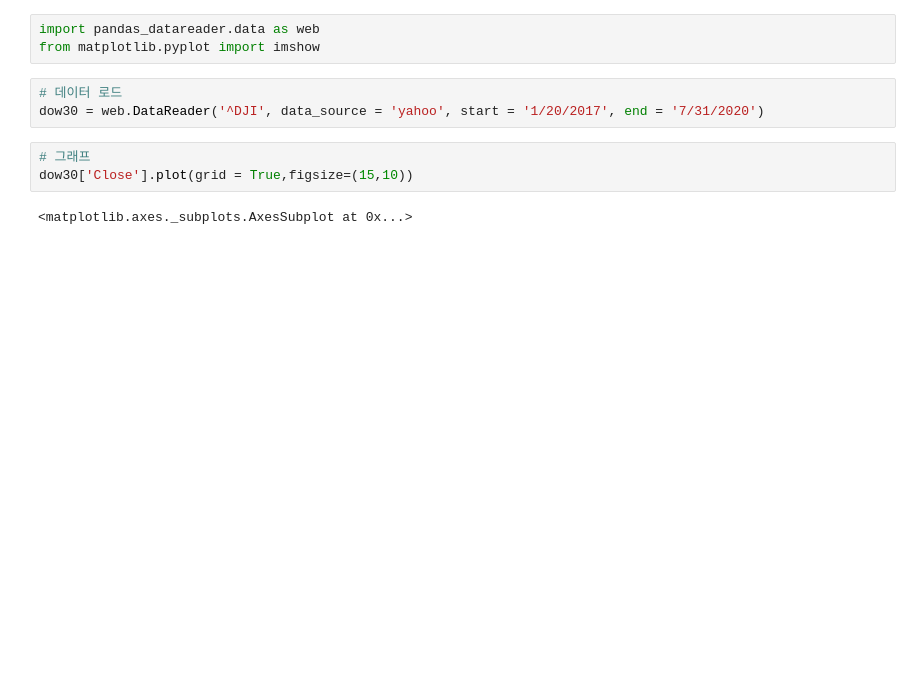
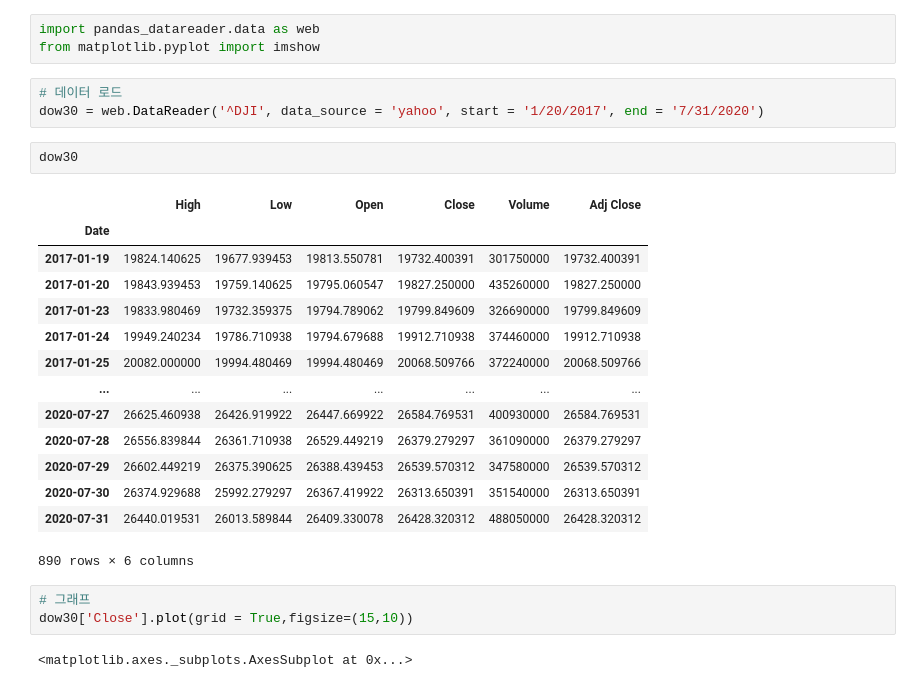
Before and after one commit to mel-f-dev/twitter, a Jupyter notebook: Untitled.ipynb, the cells around one changed output. Saved outputs shown, nothing was run; the diff lists cells and outputs as text; blank space fills up the shorter version.

```diff
--- a/Untitled.ipynb
+++ b/Untitled.ipynb
@@ -6,6 +6,23 @@ from matplotlib.pyplot import imshow
 # %%
 # 데이터 로드
 dow30 = web.DataReader('^DJI', data_source = 'yahoo', start = '1/20/2017', end = '7/31/2020')
+# %%
+dow30
+# %% [output]
+|  | High | Low | Open | Close | Volume | Adj Close |
+| Date |  |  |  |  |  |  |
+| 2017-01-19 | 19824.140625 | 19677.939453 | 19813.550781 | 19732.400391 | 301750000 | 19732.400391 |
+| 2017-01-20 | 19843.939453 | 19759.140625 | 19795.060547 | 19827.250000 | 435260000 | 19827.250000 |
+| 2017-01-23 | 19833.980469 | 19732.359375 | 19794.789062 | 19799.849609 | 326690000 | 19799.849609 |
+| 2017-01-24 | 19949.240234 | 19786.710938 | 19794.679688 | 19912.710938 | 374460000 | 19912.710938 |
+| 2017-01-25 | 20082.000000 | 19994.480469 | 19994.480469 | 20068.509766 | 372240000 | 20068.509766 |
+| ... | ... | ... | ... | ... | ... | ... |
+| 2020-07-27 | 26625.460938 | 26426.919922 | 26447.669922 | 26584.769531 | 400930000 | 26584.769531 |
+| 2020-07-28 | 26556.839844 | 26361.710938 | 26529.449219 | 26379.279297 | 361090000 | 26379.279297 |
+| 2020-07-29 | 26602.449219 | 26375.390625 | 26388.439453 | 26539.570312 | 347580000 | 26539.570312 |
+| 2020-07-30 | 26374.929688 | 25992.279297 | 26367.419922 | 26313.650391 | 351540000 | 26313.650391 |
+| 2020-07-31 | 26440.019531 | 26013.589844 | 26409.330078 | 26428.320312 | 488050000 | 26428.320312 |
+890 rows × 6 columns
 # %%
 # 그래프
 dow30['Close'].plot(grid = True,figsize=(15,10))
```
Also changed, not shown: 7 other files.
